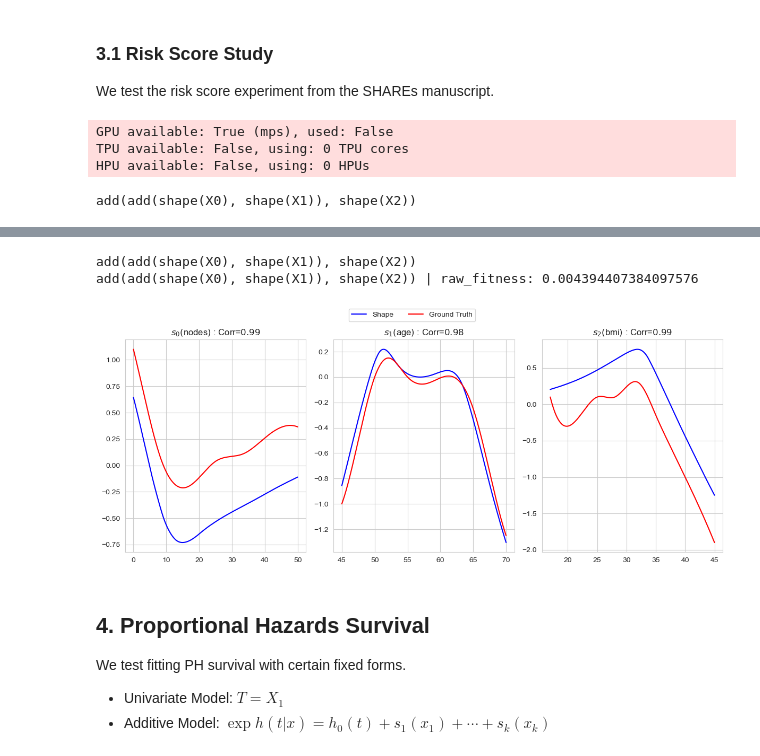
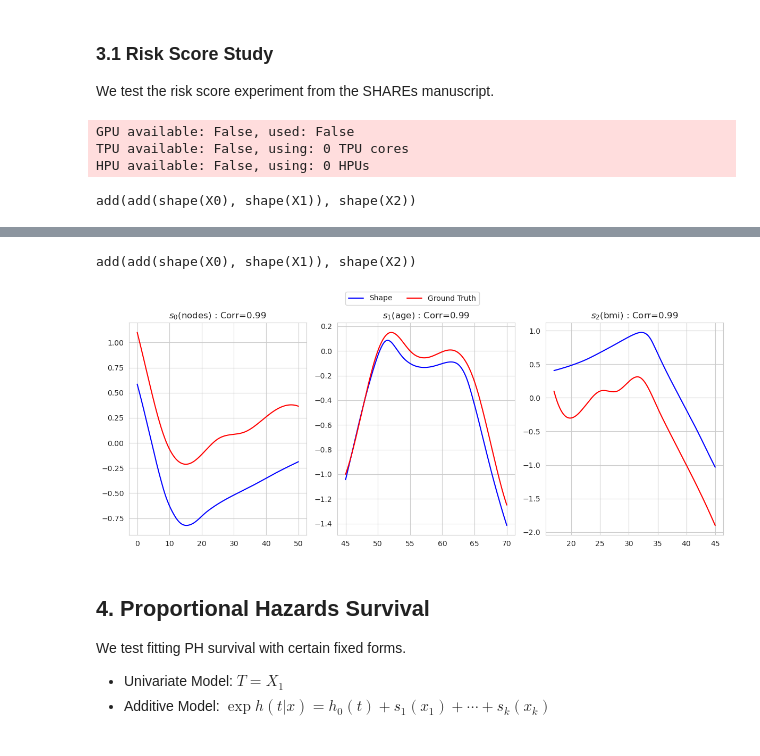
Before and after one commit to steliosbl/SurvSHAREs, a Jupyter notebook: fixed_equation_forms.ipynb, the cells around one changed output, grey strips where cells are left out. Saved outputs shown, nothing was run; the diff lists cells and outputs as text; code cells hidden in the pictures.

```diff
--- a/fixed_equation_forms.ipynb
+++ b/fixed_equation_forms.ipynb
@@ -246,63 +238,64 @@ add(shape(X0), shape(X1)) | raw_fitness: 0.00014781083154957741
 ### 3.1 Risk Score Study
 We test the risk score experiment from the SHAREs manuscript.
 # %%
-from experiments.risk_scores_data import get_nodes_feature, get_age_feature, get_bmi_feature, generate_data
+from experiments.risk_scores_data import (
+    get_nodes_feature,
+    get_age_feature,
+    get_bmi_feature,
+    generate_data,
+)
 from sklearn.model_selection import train_test_split
+
 
 def get_dataset():
     df = generate_data(1000, seed=42)
-    X = df.drop(columns=['target']).values
-    y = df['target'].values
+    X = df.drop(columns=["target"]).values
+    y = df["target"].values
 
     return train_test_split(X, y, test_size=0.2, random_state=42)
+
 
 def test_shares_risk():
     test_share = [add2, add2, shape1, 0, shape1, 1, shape1, 2]
     X_train, X_test, y_train, y_test = get_dataset()
 
     features = {
-        'nodes': (
-            get_nodes_feature,
-            (0, 50, 1000)
-        ),
-        'age': (
-            get_age_feature,
-            (45,70,1000)
-        ),
-        'bmi': (
-            get_bmi_feature,
-            (17,45,1000)
-        )
+        "nodes": (get_nodes_feature, (0, 50, 1000)),
+        "age": (get_age_feature, (45, 70, 1000)),
+        "bmi": (get_bmi_feature, (17, 45, 1000)),
     }
 
     gp = _Program(program=test_share, **regression_params)
-    gp.raw_fitness(torch.Tensor(X_train), torch.Tensor(y_train), None)
+    gp.fit(torch.Tensor(X_train), torch.Tensor(y_train), None)
 
     fig, ax = plt.subplots(1, 3, figsize=(12, 5))
     results = {}
 
-    for i, (ax, shape, (name, (func, ranges))) in enumerate(zip(ax, gp.model.shape_functions, features.items())):
+    for i, (ax, shape, (name, (func, ranges))) in enumerate(
+        zip(ax, gp.model.shape_functions, features.items())
+    ):
         x_true = np.linspace(*ranges)
         s_true = func()(x_true)
-        shape.to(torch.device('cpu'))
+        shape.to(torch.device("cpu"))
         with torch.no_grad():
             s_pred = shape(torch.Tensor(x_true)).flatten()
 
         result = np.corrcoef(s_pred.numpy(), s_true)[0, 1]
-        results[f'{name}_{i}'] = result
-        ax.plot(x_true, s_pred, label='Shape', color='blue')
-        ax.plot(x_true, s_true, label='Ground Truth', color='red')
-        ax.set_title(f'$s_{i}(${name}$)$ : Corr=${result:.2f}$')
+        results[f"{name}_{i}"] = result
+        ax.plot(x_true, s_pred, label="Shape", color="blue")
+        ax.plot(x_true, s_true, label="Ground Truth", color="red")
+        ax.set_title(f"$s_{i}(${name}$)$ : Corr=${result:.2f}$")
 
     handles, labels = ax.get_legend_handles_labels()
-    fig.legend(handles, labels, loc='upper center', ncol=2)
+    fig.legend(handles, labels, loc="upper center", ncol=2)
     fig.tight_layout(rect=[0, 0, 1, 0.95])
 
     return fig, results
 
+
 fig_risk, results_risk = test_shares_risk()
 # %% [output]
-GPU available: True (mps), used: False
+GPU available: False, used: False
 TPU available: False, using: 0 TPU cores
 HPU available: False, using: 0 HPUs
 add(add(shape(X0), shape(X1)), shape(X2))
@@ -311,6 +303,5 @@ add(add(shape(X0), shape(X1)), shape(X2))
 add(add(shape(X0), shape(X1)), shape(X2))
-add(add(shape(X0), shape(X1)), shape(X2)) | raw_fitness: 0.004394407384097576
-[figure, old version]
+[figure, new version]
 # %% [markdown]
 ## 4. Proportional Hazards Survival
 
```
Also changed, not shown: parts of 16 cells of this notebook, 8 other files.
